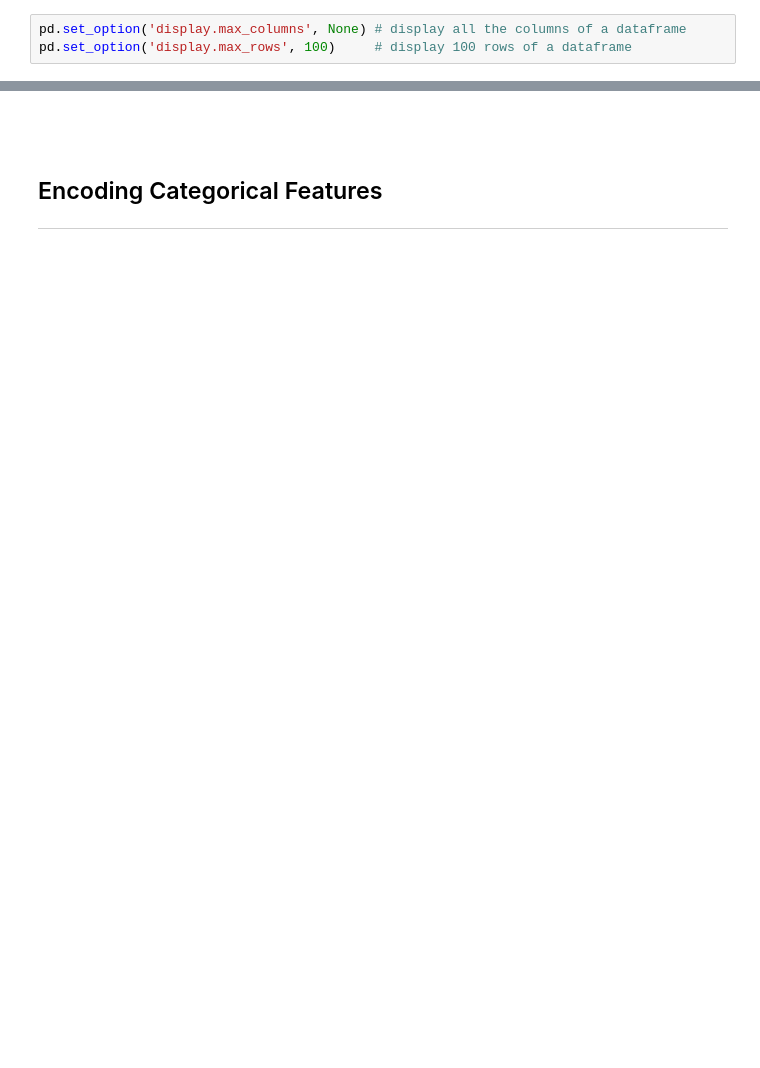
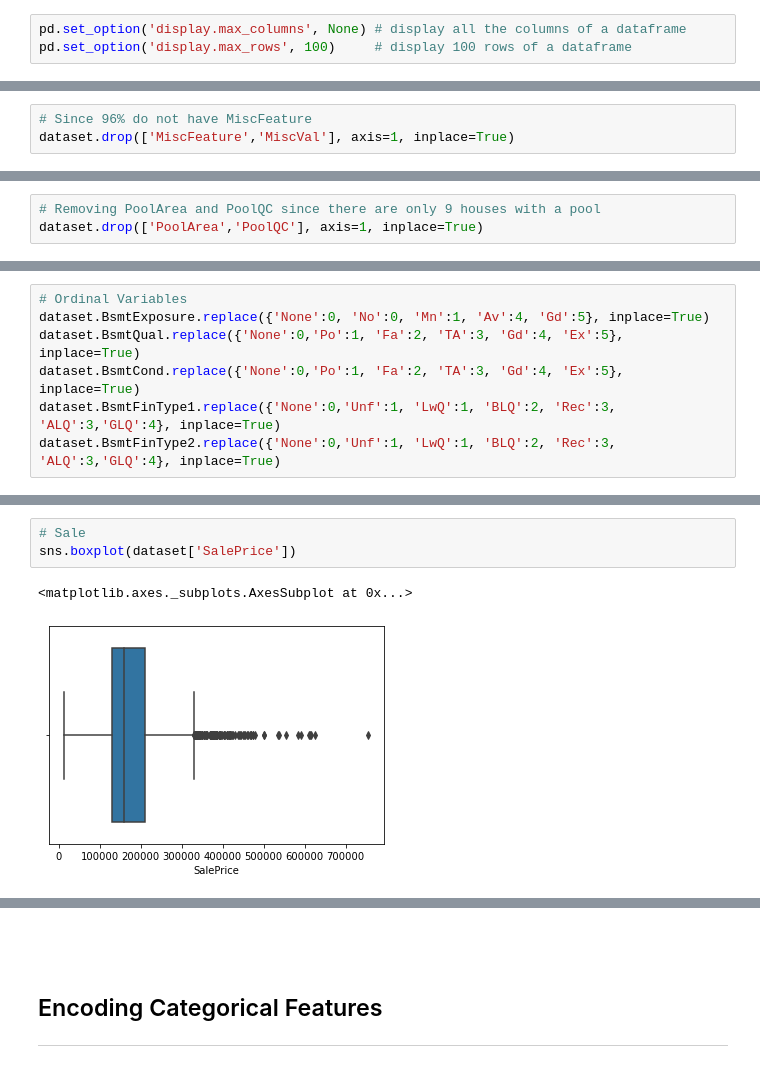
Before and after one commit to hikarinosenshi/ml_project, a Jupyter notebook: ariel/Feature Selection2.ipynb, the cells around one changed output, grey strips where cells are left out. Drawn from its saved outputs; the diff is of its cells as text; blank space fills up the shorter version.

```diff
--- a/ariel/Feature Selection2.ipynb
+++ b/ariel/Feature Selection2.ipynb
@@ -29,0 +52,3 @@ dataset = pd.read_csv('../ariel/Ames_Housing_Price_Data_cleaned.csv')
+# %%
+# Since 96% do not have MiscFeature
+dataset.drop(['MiscFeature','MiscVal'], axis=1, inplace=True)
@@ -29,0 +65,3 @@ dataset = pd.read_csv('../ariel/Ames_Housing_Price_Data_cleaned.csv')
+# %%
+# Removing PoolArea and PoolQC since there are only 9 houses with a pool
+dataset.drop(['PoolArea','PoolQC'], axis=1, inplace=True)
@@ -29,0 +94,7 @@ dataset = pd.read_csv('../ariel/Ames_Housing_Price_Data_cleaned.csv')
+# %%
+# Ordinal Variables
+dataset.BsmtExposure.replace({'None':0, 'No':0, 'Mn':1, 'Av':4, 'Gd':5}, inplace=True)
+dataset.BsmtQual.replace({'None':0,'Po':1, 'Fa':2, 'TA':3, 'Gd':4, 'Ex':5}, inplace=True)
+dataset.BsmtCond.replace({'None':0,'Po':1, 'Fa':2, 'TA':3, 'Gd':4, 'Ex':5}, inplace=True)
+dataset.BsmtFinType1.replace({'None':0,'Unf':1, 'LwQ':1, 'BLQ':2, 'Rec':3, 'ALQ':3,'GLQ':4}, inplace=True)
+dataset.BsmtFinType2.replace({'None':0,'Unf':1, 'LwQ':1, 'BLQ':2, 'Rec':3, 'ALQ':3,'GLQ':4}, inplace=True)
@@ -29,0 +119,6 @@ dataset = pd.read_csv('../ariel/Ames_Housing_Price_Data_cleaned.csv')
+# %%
+# Sale
+sns.boxplot(dataset['SalePrice'])
+# %% [output]
+<matplotlib.axes._subplots.AxesSubplot at 0x...>
+[figure, added]
```
Also changed, not shown: parts of 44 cells of this notebook, 3 other files.
